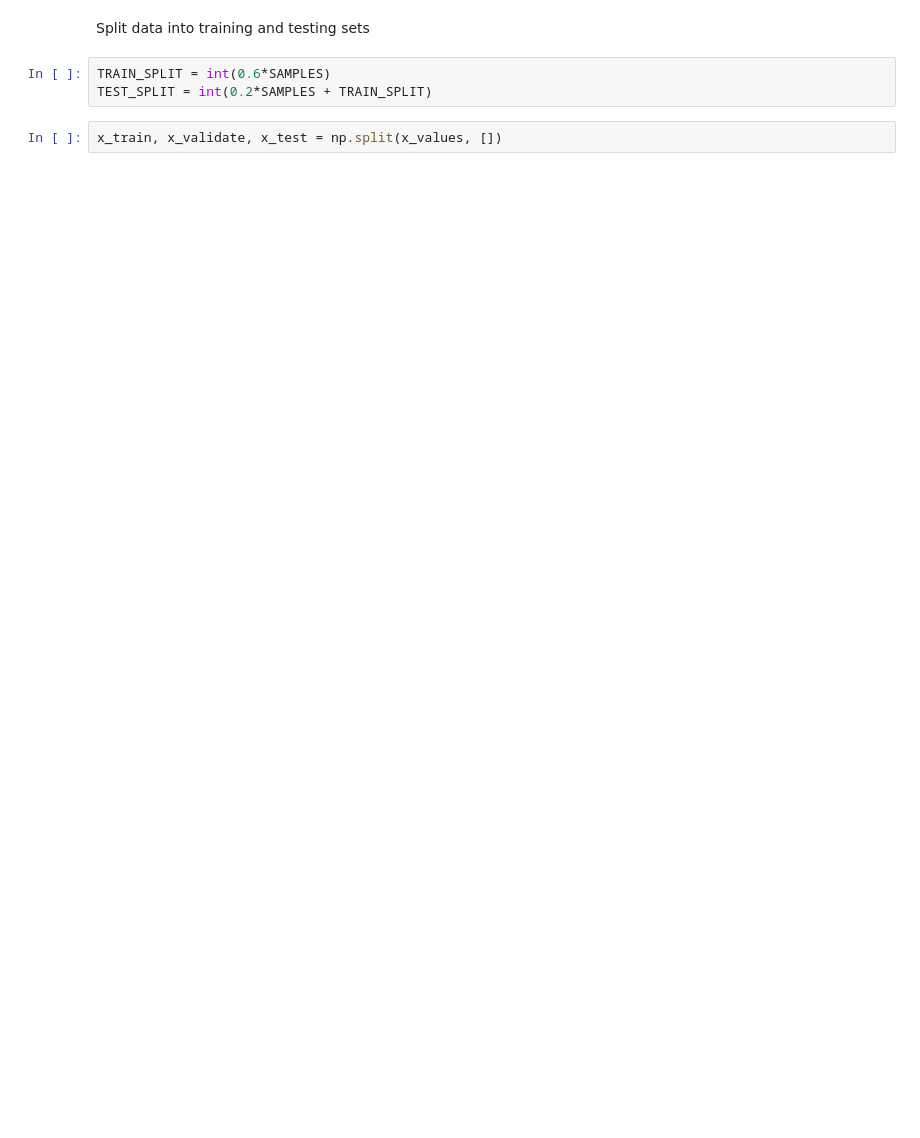
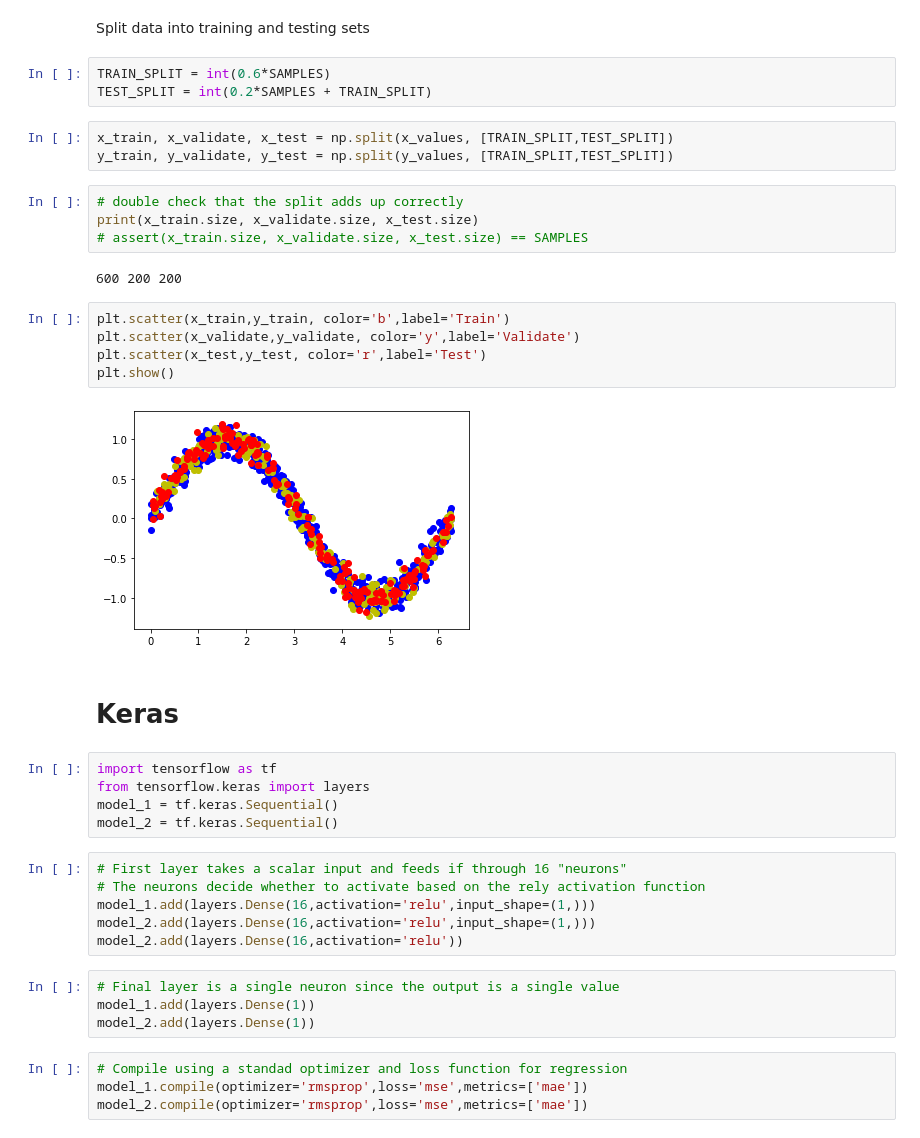
Before and after one commit to infrapale/3D_AI_Monitor, a Jupyter notebook: Copy_of_TF_sine_test.ipynb, the cells around one changed output. Saved outputs shown, nothing was run; the diff lists cells and outputs as text; blank space fills up the shorter version.

```diff
--- a/Copy_of_TF_sine_test.ipynb
+++ b/Copy_of_TF_sine_test.ipynb
@@ -46,4 +64,39 @@ Split data into training and testing sets
 TRAIN_SPLIT = int(0.6*SAMPLES)
 TEST_SPLIT = int(0.2*SAMPLES + TRAIN_SPLIT)
 # %%
-x_train, x_validate, x_test = np.split(x_values, [])
+x_train, x_validate, x_test = np.split(x_values, [TRAIN_SPLIT,TEST_SPLIT])
+y_train, y_validate, y_test = np.split(y_values, [TRAIN_SPLIT,TEST_SPLIT])
+# %%
+# double check that the split adds up correctly
+print(x_train.size, x_validate.size, x_test.size)
+# assert(x_train.size, x_validate.size, x_test.size) == SAMPLES
+# %% [output]
+600 200 200
+# %%
+plt.scatter(x_train,y_train, color='b',label='Train')
+plt.scatter(x_validate,y_validate, color='y',label='Validate')
+plt.scatter(x_test,y_test, color='r',label='Test')
+plt.show()
+# %% [output]
+[figure, added]
+# %% [markdown]
+# Keras
+# %%
+import tensorflow as tf
+from tensorflow.keras import layers
+model_1 = tf.keras.Sequential()
+model_2 = tf.keras.Sequential()
+# %%
+# First layer takes a scalar input and feeds if through 16 "neurons"
+# The neurons decide whether to activate based on the rely activation function
+model_1.add(layers.Dense(16,activation='relu',input_shape=(1,)))
+model_2.add(layers.Dense(16,activation='relu',input_shape=(1,)))
+model_2.add(layers.Dense(16,activation='relu'))
+# %%
+# Final layer is a single neuron since the output is a single value
+model_1.add(layers.Dense(1))
+model_2.add(layers.Dense(1))
+# %%
+# Compile using a standad optimizer and loss function for regression
+model_1.compile(optimizer='rmsprop',loss='mse',metrics=['mae'])
+model_2.compile(optimizer='rmsprop',loss='mse',metrics=['mae'])
```
Also changed, not shown: parts of 17 cells of this notebook.
